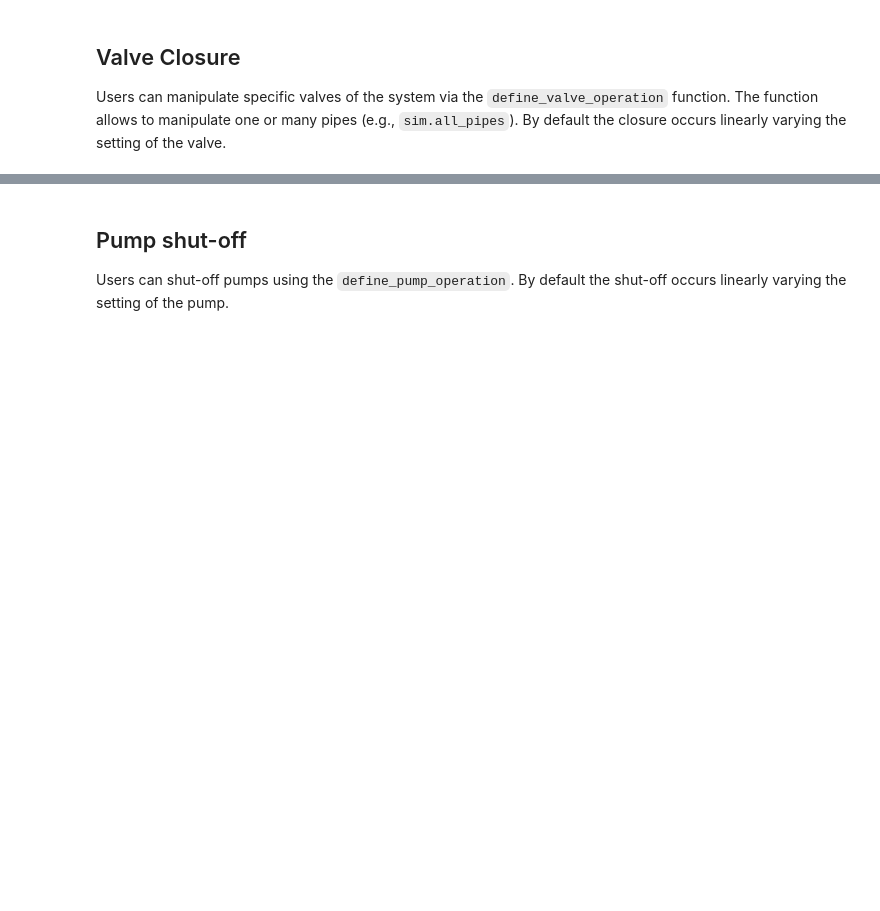
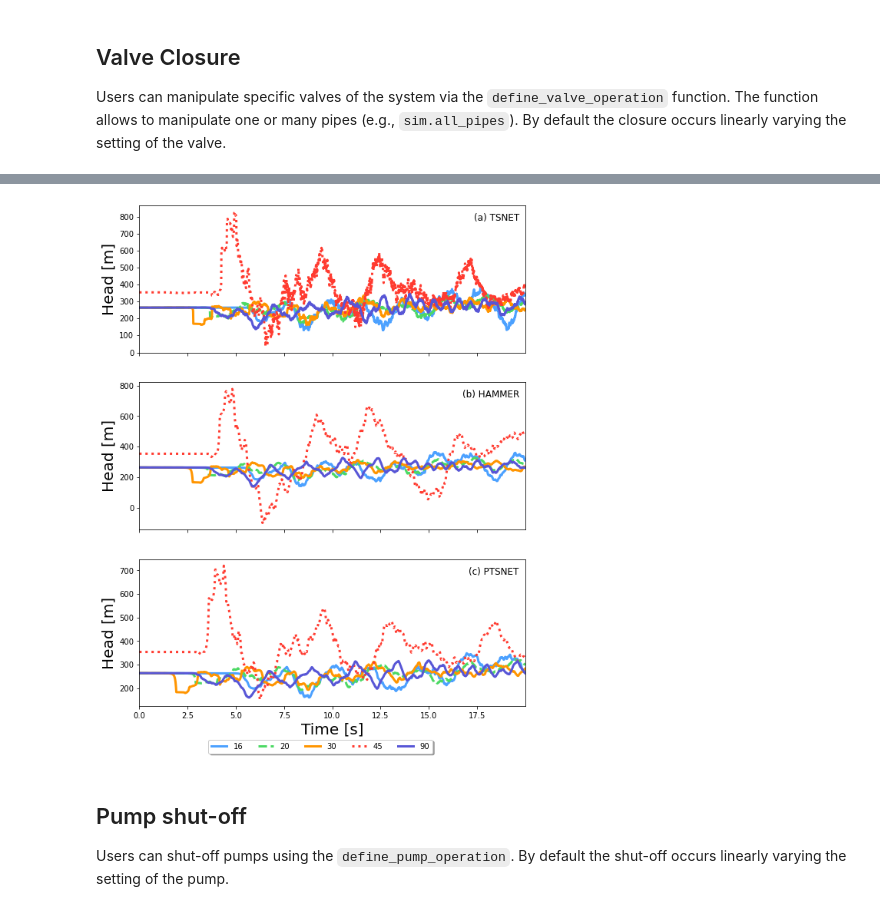
Before and after one commit to gandresr/ptsnet, a Jupyter notebook: publication/main.ipynb, the cells around one changed output, grey strips where cells are left out. Saved outputs shown, nothing was run; the diff lists cells and outputs as text; code cells hidden in the pictures; blank space fills up the shorter version.

```diff
--- a/publication/main.ipynb
+++ b/publication/main.ipynb
@@ -7,3 +10,8 @@ from ptsnet.utils.io import get_example_path
+# %%
+# Constants
+
+results_file = lambda f: os.path.join(os.getcwd(), 'results', f)
+node_names = ['JUNCTION-16', 'JUNCTION-20', 'JUNCTION-30', 'JUNCTION-45', 'JUNCTION-90']
 # %% [markdown]
 ## Simulation Settings
 Simulation settings can be defined using a dictionary. We show below the default simulation settings.
@@ -39,13 +52,7 @@ PTSNETSimulation <duration = 20 [s] | time_steps = 2617 | num_points = 5,098>
 ## Valve Closure
 Users can manipulate specific valves of the system via the `define_valve_operation` function. The function allows to manipulate one or many pipes (e.g., `sim.all_pipes`). By default the closure occurs linearly varying the setting of the valve.
 # %%
-sim = PTSNETSimulation(inpfile = get_example_path('TNET3'))
+sim = PTSNETSimulation(workspace_name = 'TNET3_VALVE', inpfile = get_example_path('TNET3'))
 sim.define_valve_operation('VALVE-179', initial_setting=1, final_setting=0, start_time=0, end_time=1)
 sim.run()
-
-# Plot results
-plt.plot(sim['time'], sim['node'].head['JUNCTION-23'], label='JUNCTION-23')
-plt.xlabel('Time [s]'); plt.ylabel('Head [m]')
-plt.legend()
-plt.show()
 # %% [output]
@@ -55,3 +60,15 @@ Warning: valves ['VALVE-180' 'VALVE-176' 'VALVE-175' 'VALVE-174' 'VALVE-173' 'VA
+# %%
+# Comparing Results
+
+data = {node_name : sim['node'].head[node_name] for node_name in node_names}
+export_time_series(sim['time'], data, path=results_file('valve_ptsnet.txt'))
+
+plot_comparison_results(node_names,
+    data_ptsnet = pd.read_csv(results_file('valve_ptsnet.txt')),
+    data_tsnet = pd.read_csv(results_file('valve_tsnet.txt')),
+    data_hammer = pd.read_csv(results_file('valve_hammer.txt')))
+# %% [output]
+[figure, added]
 # %% [markdown]
 ## Pump shut-off
 Users can shut-off pumps using the `define_pump_operation`. By default the shut-off occurs linearly varying the setting of the pump.
```
Also changed, not shown: parts of 16 cells of this notebook, 22 other files.
